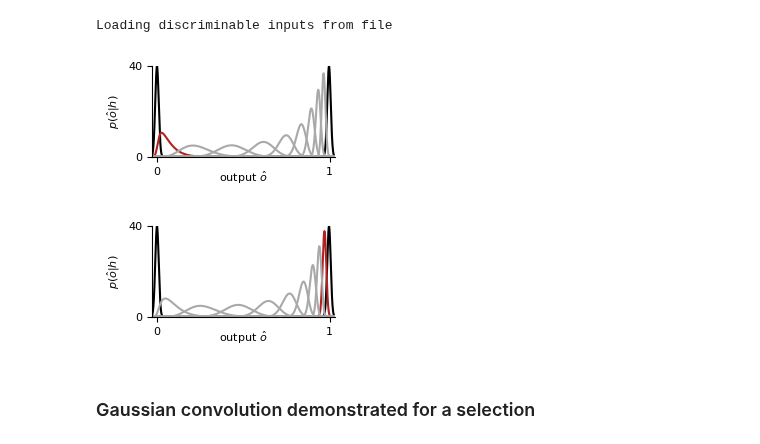
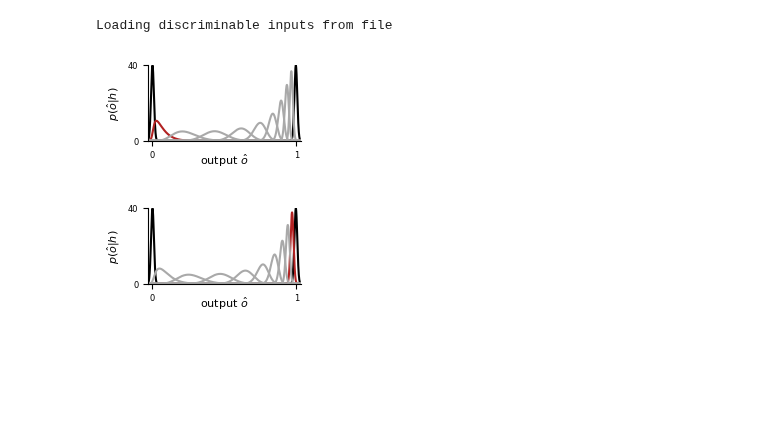
Before and after one commit to sahelazizpour/Finite-Observation-Dynamic-Range, a Jupyter notebook: 6_plot_worklow.ipynb, the cells around one changed output. Saved outputs shown, nothing was run; the diff lists cells and outputs as text; code cells hidden in the pictures; blank space fills up the shorter version.

```diff
--- a/6_plot_worklow.ipynb
+++ b/6_plot_worklow.ipynb
@@ -22,0 +25,21 @@ from src.theory import *
+# %%
+cm = 1/2.54
+# set fontsize
+plt.rcParams.update({'font.size': 8})
+plt.rcParams['xtick.labelsize'] = 6
+plt.rcParams['ytick.labelsize'] = 6
+# things that should stay the same
+figsize_distribution = (5*cm, 2.5*cm)
+xticks_distribution = [0,1]
+yticks_distribution = [0, 40]
+ylim_distribution = [0,40]
+kwargs_distribution = {
+    'transparent': True,
+    'dpi': 300,
+    'bbox_inches': 'tight',
+}
+
+figsize_beta = (3.0*cm, 1.5*cm)
+
+
+window_colors = ["#008000", "#228B22", "#FFA500", "#FF0000", "#8B0000"]
@@ -51,15 +76,3 @@ window: 100.0
-# %%
-# image stuff
-cm = 1/2.54
-# set fontsize
-plt.rcParams.update({'font.size': 8})
-# things that should stay the same
-figsize_distribution = (6*cm, 3*cm)
-xticks_distribution = [0,1]
-yticks_distribution = [0, 40]
-ylim_distribution = [0,40]
-
-window_colors = ["#008000", "#228B22", "#FFA500", "#FF0000", "#8B0000"]
 # %% [markdown]
 ## $T\to0$ solution
 # %%
@@ -458,33 +463,31 @@ Loading discriminable inputs from file
 # %%
 # plot probability distributions p(o|h) for hs_left and hs_right in two plots with reference distributions (integral = sum pmf(x)* \delta x = 1)
 for j, hs in enumerate([hs_left, hs_right]):
     fig, ax = plt.subplots(1, 1, figsize=figsize_distribution)
     axes = [ax]
     N = params["N"]
 
     axes[0].plot(ml_support, pmf_ref_left*params["N"], color="black")
     axes[0].plot(ml_support, pmf_ref_right*params["N"], color="black")
     for i, h in enumerate(hs):
         color = "firebrick" if i == 0 else "darkgray"
         axes[0].plot(ml_support, ml_pmf_(h)*params["N"], color=color)
     # set xlabel to the right of the spline
     axes[0].set_xlabel(r"output $\hat{o}$", labelpad=-5)
     axes[0].set_ylabel(r"$p(\hat{o}|h)$")
     axes[0].set_xlim(-3 * params["sigma"], (1 + 3 * params["sigma"]))
     axes[0].set_ylim(ylim_distribution)
     axes[0].set_xticks(xticks_distribution)
     axes[0].set_yticks(yticks_distribution)
     # remove top and right spines
     axes[0].spines["top"].set_visible(False)
     axes[0].spines["right"].set_visible(False)
     plt.show()
     # save as pdf
-    if i == 0:
-        fig.savefig("./figures/fig_methods_discriminable_left.pdf".format(j), bbox_inches="tight")
-    if i == 1:
-        fig.savefig("./figures/fig_methods_discriminable_right.pdf".format(j), bbox_inches="tight")
+    if j == 0:
+        fig.savefig("./figures/fig_methods_discriminable_left.pdf".format(j), **kwargs_distribution)
+    if j == 1:
+        fig.savefig("./figures/fig_methods_discriminable_right.pdf".format(j), **kwargs_distribution)
 # %% [output]
-[figure, old version]
+[figure, new version]
-[figure, old version]
+[figure, new version]
-# %% [markdown]
-### Gaussian convolution demonstrated for a selection
```
Also changed, not shown: parts of 9 cells of this notebook, 1 other file.
